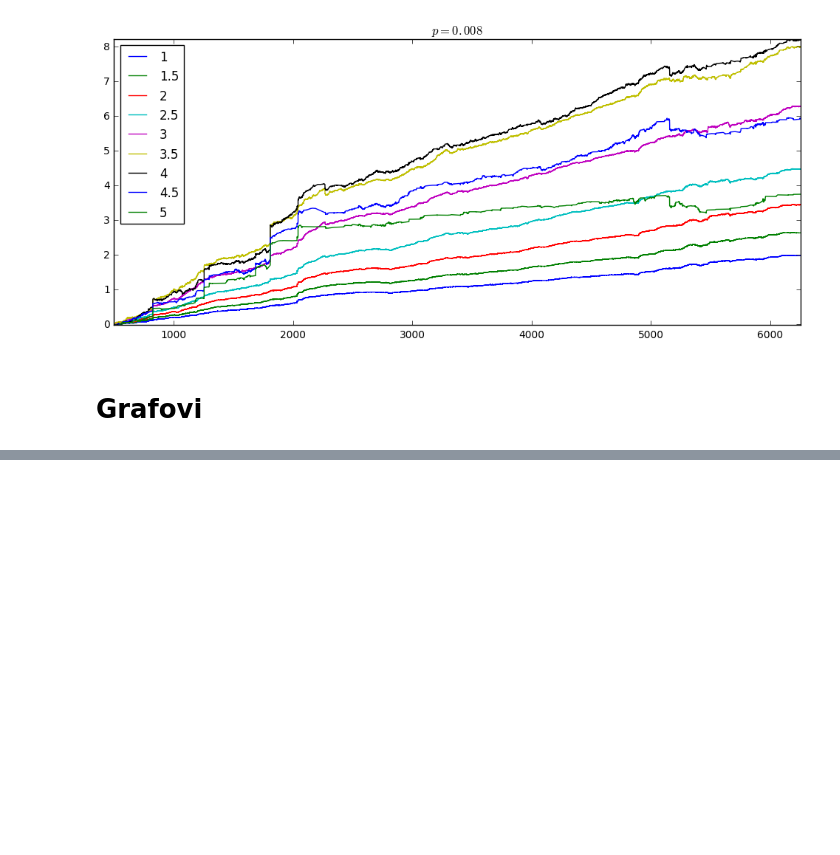
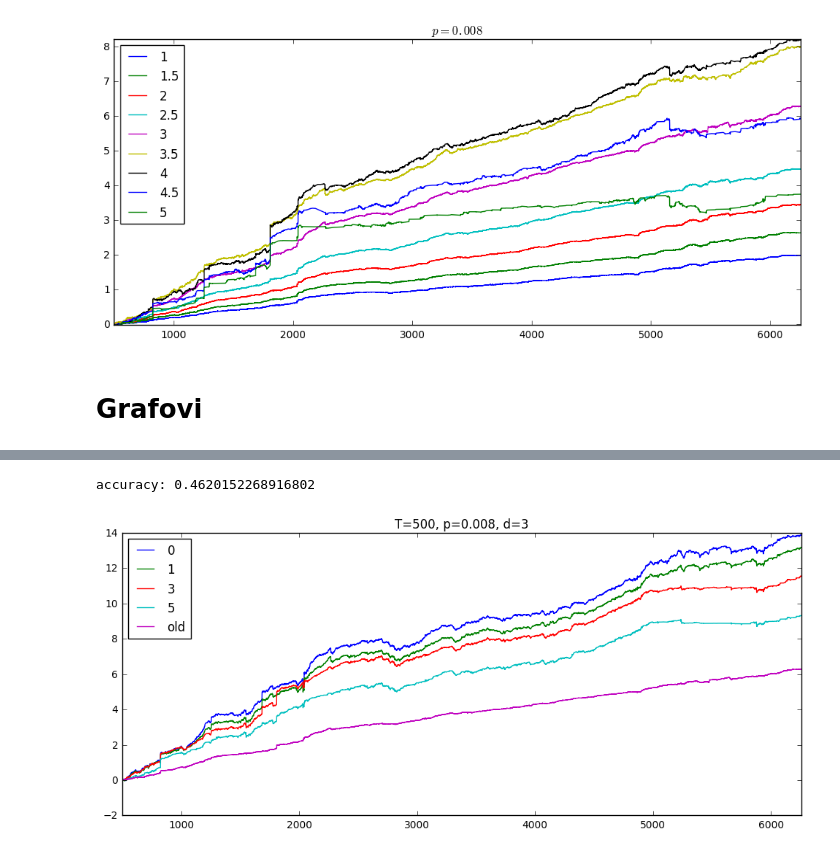
Before and after one commit to mrlovre/diplomski, a Jupyter notebook: ipynb/dipl_02.ipynb, the cells around one changed output, grey strips where cells are left out. Saved outputs shown, nothing was run; the diff lists cells and outputs as text; code cells hidden in the pictures; blank space fills up the shorter version.

```diff
--- a/ipynb/dipl_02.ipynb
+++ b/ipynb/dipl_02.ipynb
@@ -656,0 +399,69 @@ accuracy: 0.47887611749680714
+# %%
+sp500 = np.genfromtxt('../data/stock_prices_sp500.csv', delimiter=',')
+# sp500 = sp500[:2000, :]
+days, N = sp500.shape
+sp500_log = np.log(sp500)
+sp500_log_diffs = calculate_pairwise_diffs(sp500_log)
+
+T = 500
+p = 0.008
+d = 3
+
+method = 'thresh-devs'
+
+sp500_log_diff_means, sp500_log_diff_vars = rolling_mean_variance(sp500_log_diffs, T)
+del(sp500, sp500_log)
+
+ts, profits_old, pairs, weights = statistical_arbitrage(sp500_log_diffs, sp500_log_diff_means,
+                                                        sp500_log_diff_vars, p, d,
+                                                        method=method, return_pairs=True,
+                                                        return_weights=True)
+del(sp500_log_diffs, sp500_log_diff_means, sp500_log_diff_vars)
+sp500 = np.genfromtxt('../data/stock_prices_sp500.csv', delimiter=',')
+sp500_log = np.log(sp500)
+days, N = sp500.shape
+P = int(N * (N - 1) / 2)
+
+T = 500
+# sp500_log_diffs = calculate_pairwise_diffs(sp500_log)
+
+ls = [0, 1, 3, 5]
+for l in ls:
+    ppairs = partition_as(ts, pairs)
+    profit = []
+    cumprofit = []
+    # abscumprofit = []
+    tss = []
+    for t, ppair in log_progress(list(ppairs)):
+        preferences = calculate_preference_flow(ppair, scale=True)
+        m = max(np.abs(list(preferences.values())))
+        # n = min(preferences.values())
+        # psize = len(preferences)
+        tops = np.array([k for k, v in preferences.items() if v >= m - l])
+        bottoms = np.array([k for k, v in preferences.items() if -m + l >= v])
+        # code = encode_pair(top, bottom, N)
+        # p = trade_pair(sp500_log_diffs, t, code, top > bottom)
+        p = []
+        ttops = np.array([t] * len(tops))
+        tbottoms = np.array([t] * len(bottoms))
+        if (len(tops) != 0):
+            p.extend(trade_singles(sp500_log, ttops, tops, inv=False))
+        if (len(bottoms) != 0):
+            p.extend(trade_singles(sp500_log, tbottoms, bottoms, inv=True))
+        profit.extend([p_ / len(p) for p_ in p])
+        cumprofit.append(np.sum(profit))
+        # abscumprofit.append(np.sum(np.abs(profit)))
+        tss.append(t)
+
+    tss = np.array(tss)
+    plt.plot(tss, cumprofit)
+
+plt.plot(ts, np.cumsum(profits_old))
+#plt.plot(tss, abscumprofit)
+plt.autoscale(enable=True, axis='x', tight=True)
+plt.legend(ls + ['old'], loc='best')
+plt.title('T={}, p={}, d={}'.format(T, 0.008, d))
+print('accuracy: {}'.format(np.sum(np.array(profit) > 0) / len(profit)))
+# %% [output]
+accuracy: 0.4620152268916802
+[figure, added]
```
Also changed, not shown: parts of 11 cells of this notebook, 6 other files.
